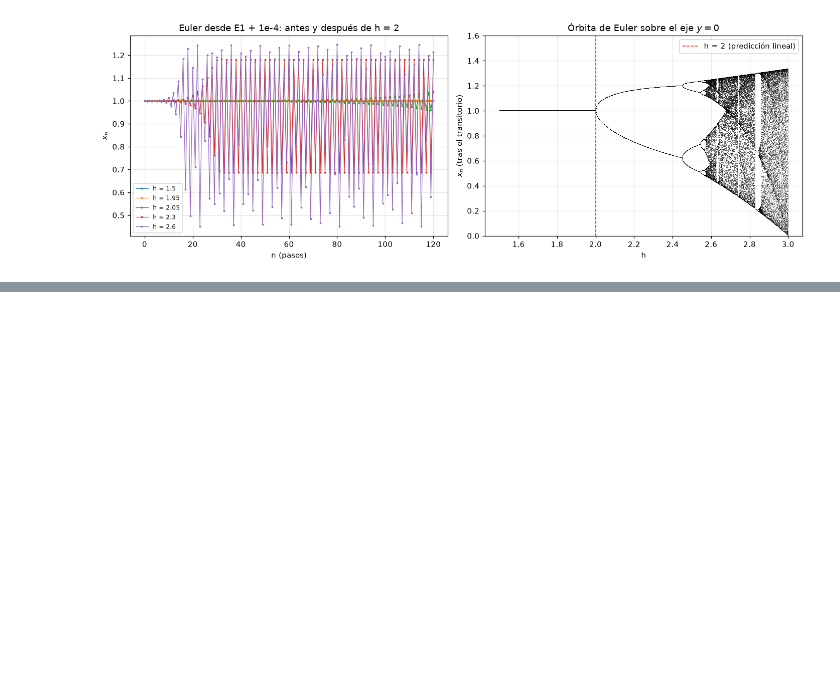
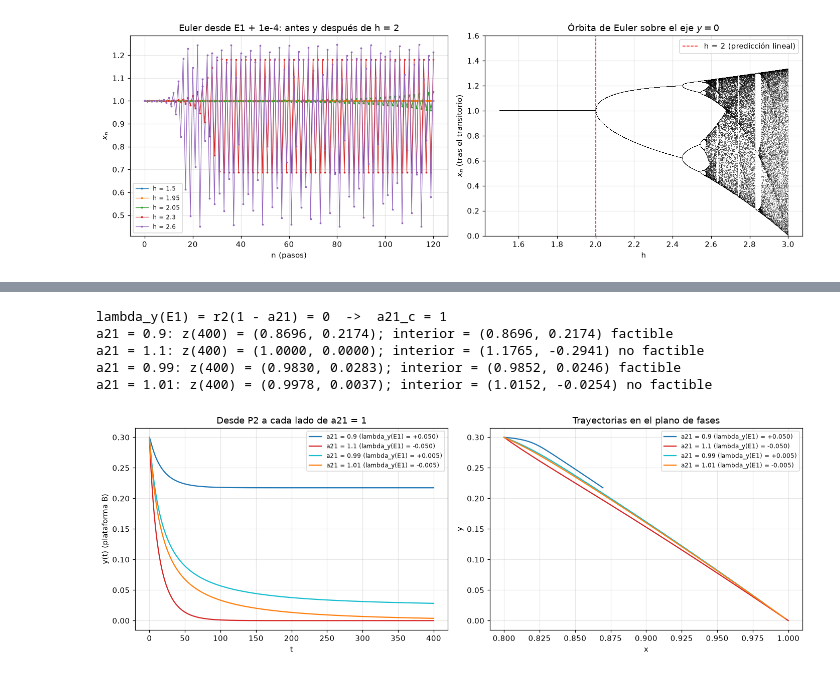
Before and after one commit to Branuvg/hdt6_modsim, a Jupyter notebook: hdt6.ipynb, the cells around one changed output, grey strips where cells are left out. Drawn from its saved outputs; the diff is of its cells as text; code cells hidden in the pictures; blank space fills up the shorter version.

Commit message:
Resolver Task 2.5

```diff
--- a/hdt6.ipynb
+++ b/hdt6.ipynb
@@ -599,0 +635,27 @@ h = 2.6: últimos x_n = [0.82818 1.19815 0.58086 1.21386], y_n final = 3.5e-72
+# %%
+# Task 2.5b — Valor crítico de a21 (rivalidad que sufre B): lambda_y(E1) = r2 (1 - a21) = 0
+print("lambda_y(E1) = r2(1 - a21) = 0  ->  a21_c = 1")
+fig, axs = plt.subplots(1, 2, figsize=(13, 4.6))
+for a21_, c in [(0.9, "tab:blue"), (1.1, "tab:red"), (0.99, "tab:cyan"), (1.01, "tab:orange")]:
+    f_ = make_f(a21=a21_)
+    t_, Z = rk4(f_, P["P2"], 0.05, 400)
+    lam_y = r2 * (1 - a21_)
+    xi, yi = interior(a12, a21_)
+    lbl = f"a21 = {a21_} (lambda_y(E1) = {lam_y:+.3f})"
+    axs[0].plot(t_, Z[:, 1], color=c, label=lbl)
+    axs[1].plot(Z[:, 0], Z[:, 1], color=c, label=lbl)
+    print(f"a21 = {a21_}: z(400) = ({Z[-1,0]:.4f}, {Z[-1,1]:.4f}); "
+          f"interior = ({xi:.4f}, {yi:.4f}) {'factible' if yi > 0 else 'no factible'}")
+axs[0].set(xlabel="t", ylabel="y(t) (plataforma B)", title="Desde P2 a cada lado de a21 = 1")
+axs[1].set(xlabel="x", ylabel="y", title="Trayectorias en el plano de fases")
+for a in axs:
+    a.legend(fontsize=8)
+plt.tight_layout()
+plt.show()
+# %% [output]
+lambda_y(E1) = r2(1 - a21) = 0  ->  a21_c = 1
+a21 = 0.9: z(400) = (0.8696, 0.2174); interior = (0.8696, 0.2174) factible
+a21 = 1.1: z(400) = (1.0000, 0.0000); interior = (1.1765, -0.2941) no factible
+a21 = 0.99: z(400) = (0.9830, 0.0283); interior = (0.9852, 0.0246) factible
+a21 = 1.01: z(400) = (0.9978, 0.0037); interior = (1.0152, -0.0254) no factible
+[figure, added]
```
Also changed, not shown: parts of 2 cells of this notebook.
